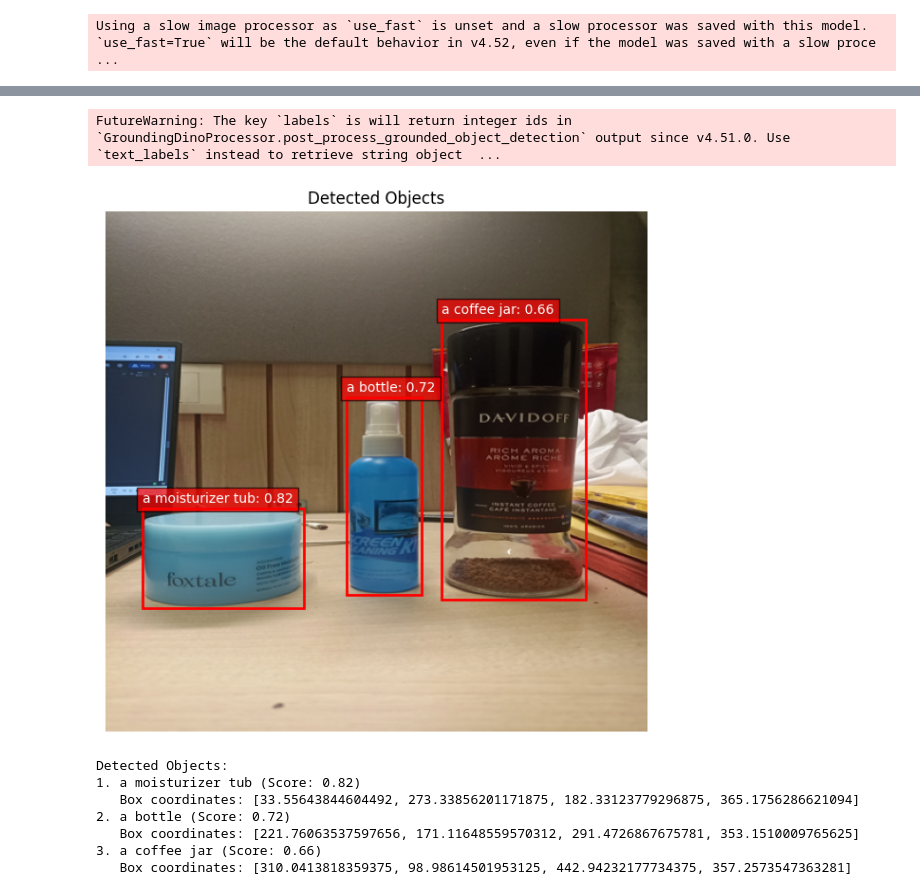
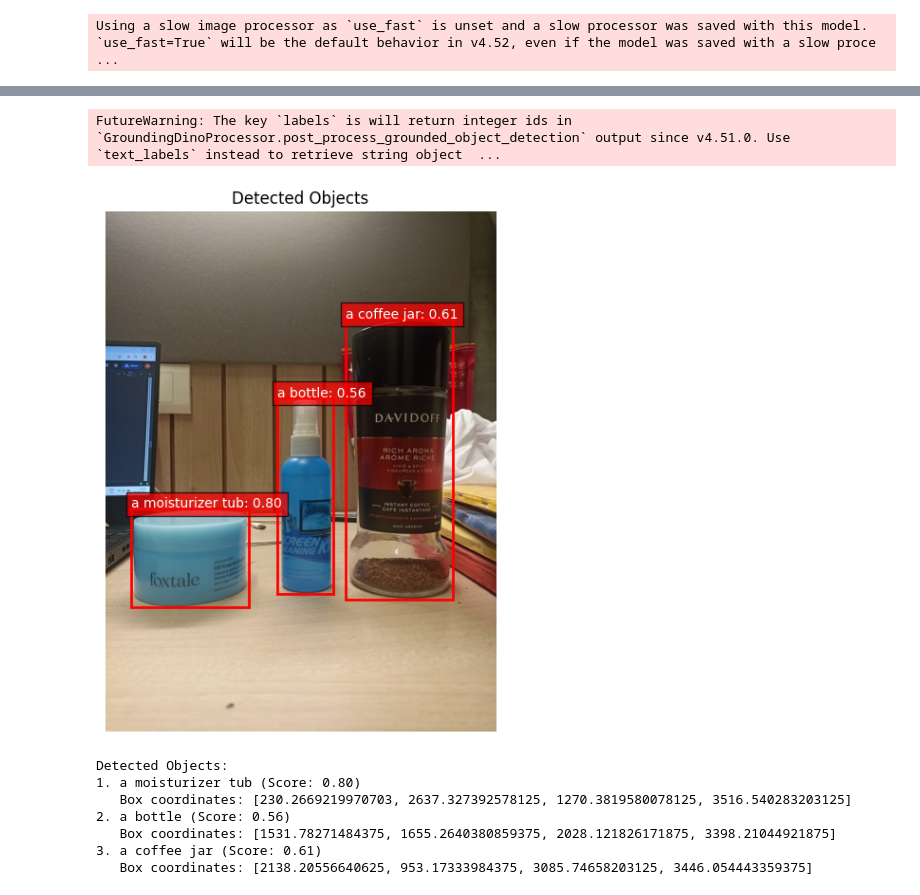
Before and after one commit to robinrb7/RealWorldSizing, a Jupyter notebook: Real_World_reference_obj.ipynb, the cells around one changed output, grey strips where cells are left out. Drawn from its saved outputs; the diff is of its cells as text; code cells hidden in the pictures.

```diff
--- a/Real_World_reference_obj.ipynb
+++ b/Real_World_reference_obj.ipynb
@@ -98,7 +98,6 @@ Using a slow image processor as `use_fast` is unset and a slow processor was sav
 image_path = "/content/ex9.jpg"
 image = Image.open(image_path).convert("RGB")
 
-image = image.resize((500, 480))
 
 # Display
 plt.figure(figsize=(8,6))
@@ -124,7 +123,7 @@ target_sizes = torch.tensor([image.size[::-1]]).to("cuda")  # (H, W)
 results = processor.post_process_grounded_object_detection(
     outputs,
     inputs.input_ids,
-    box_threshold=0.30,
+    box_threshold=0.25,
     text_threshold=0.45,
     target_sizes=target_sizes
 )
@@ -133,41 +132,41 @@ results = processor.post_process_grounded_object_detection(
 boxes = results[0]["boxes"].cpu().numpy()
 labels = results[0]["labels"]
 scores = results[0]["scores"].cpu().numpy()
 
 # Visualize the detection results
 plt.figure(figsize=(8, 6))
 plt.imshow(image)
 
 # Draw bounding boxes and labels
 for box, label, score in zip(boxes, labels, scores):
     x1, y1, x2, y2 = box.tolist()
     rect = plt.Rectangle((x1, y1), x2-x1, y2-y1,
                         fill=False, edgecolor='red', linewidth=2)
     plt.gca().add_patch(rect)
     plt.text(x1, y1-5, f"{label}: {score:.2f}",
             color='white', fontsize=10,
             bbox=dict(facecolor='red', alpha=0.7))
 
 plt.axis('off')
 plt.title("Detected Objects")
 plt.tight_layout()
 plt.show()
 
 # Print detection results
 print("Detected Objects:")
 for i, (box, label, score) in enumerate(zip(boxes, labels, scores)):
     print(f"{i+1}. {label} (Score: {score:.2f})")
     print(f"   Box coordinates: {box.tolist()}")
 # %% [output]
 FutureWarning: The key `labels` is will return integer ids in `GroundingDinoProcessor.post_process_grounded_object_detection` output since v4.51.0. Use `text_labels` instead to retrieve string object  ...
-[figure, old version]
+[figure, new version]
 Detected Objects:
-1. a moisturizer tub (Score: 0.82)
-   Box coordinates: [33.55643844604492, 273.33856201171875, 182.33123779296875, 365.1756286621094]
-2. a bottle (Score: 0.72)
-   Box coordinates: [221.76063537597656, 171.11648559570312, 291.4726867675781, 353.1510009765625]
-3. a coffee jar (Score: 0.66)
-   Box coordinates: [310.0413818359375, 98.98614501953125, 442.94232177734375, 357.2573547363281]
+1. a moisturizer tub (Score: 0.80)
+   Box coordinates: [230.2669219970703, 2637.327392578125, 1270.3819580078125, 3516.540283203125]
+2. a bottle (Score: 0.56)
+   Box coordinates: [1531.78271484375, 1655.2640380859375, 2028.121826171875, 3398.21044921875]
+3. a coffee jar (Score: 0.61)
+   Box coordinates: [2138.20556640625, 953.17333984375, 3085.74658203125, 3446.054443359375]
 # %%
 # Convert bounding boxes to SAM format
 def boxes_to_sam_format(boxes):
```
Also changed, not shown: parts of 10 cells of this notebook.
